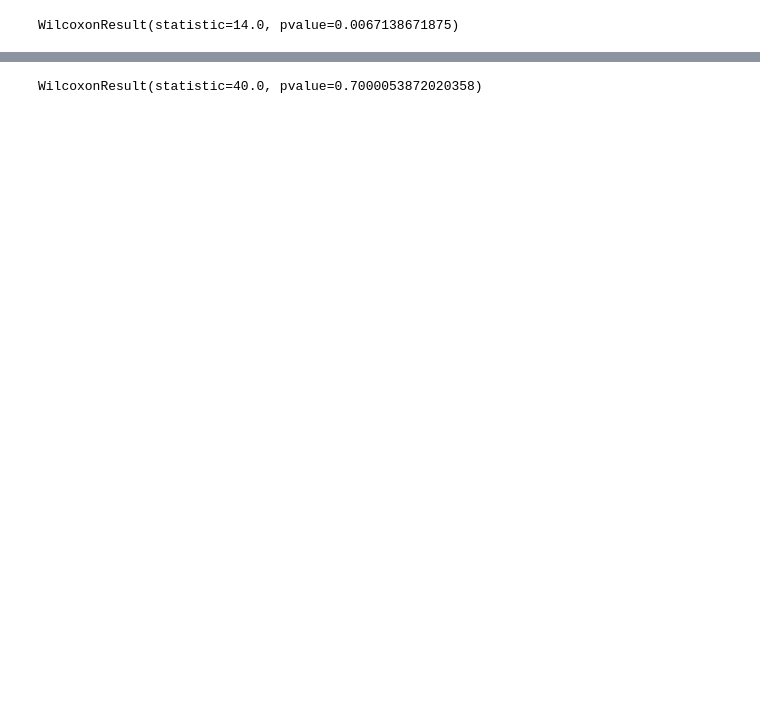
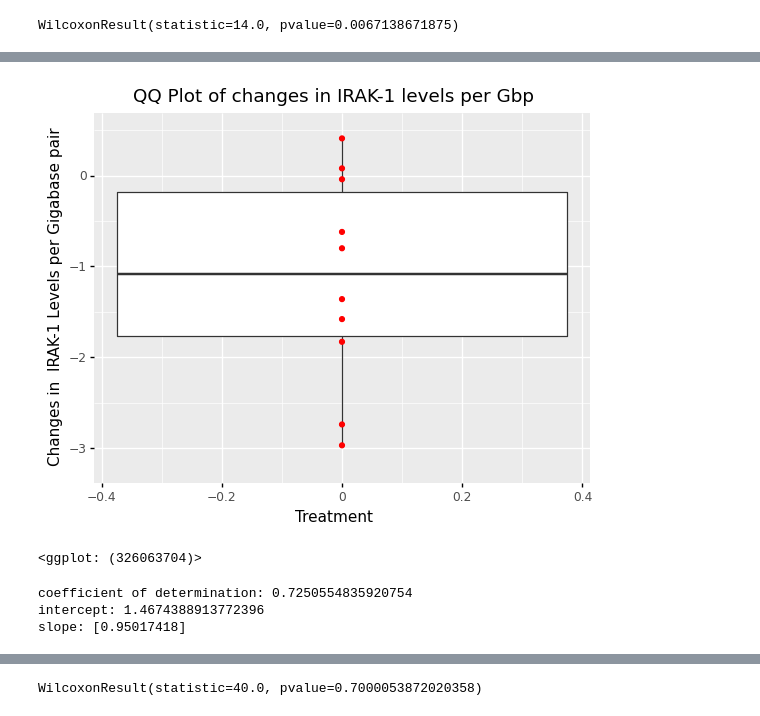
Before and after one commit to ASSahasranamam/thesis, a Jupyter notebook: thesis/treatment.ipynb, the cells around one changed output, grey strips where cells are left out. Saved outputs shown, nothing was run; the diff lists cells and outputs as text; code cells hidden in the pictures; blank space fills up the shorter version.

```diff
--- a/thesis/treatment.ipynb
+++ b/thesis/treatment.ipynb
@@ -428,0 +404,16 @@ ggplot(data, aes(x='treatment', y='totalC') ) + geom_boxplot() + geom_jitter(dat
+# %%
+ggplot(diff_data, aes( x='0',y='diff_totalA') ) + geom_boxplot() + geom_point(color="red")+ ggtitle("QQ Plot of changes in IRAK-1 levels per Gbp") + xlab("Treatment") + ylab("Changes in  IRAK-1 Levels per Gigabase pair") +ylim(-3.2,0.5)
+# %% [output]
+[figure, added]
+<ggplot: (326063704)>
+# %%
+from sklearn.linear_model import LinearRegression
+model = LinearRegression().fit(data_plot.totalA.to_numpy().reshape((-1, 1)), data_plot.ctrl_totalA)
+r_sq= model.score(data_plot.totalA.to_numpy().reshape((-1, 1)), data_plot.ctrl_totalA)
+print('coefficient of determination:', r_sq)
+print('intercept:', model.intercept_)
+print('slope:', model.coef_)
+# %% [output]
+coefficient of determination: 0.7250554835920754
+intercept: 1.4674388913772396
+slope: [0.95017418]
```
Also changed, not shown: parts of 42 cells of this notebook, 2 other files.
